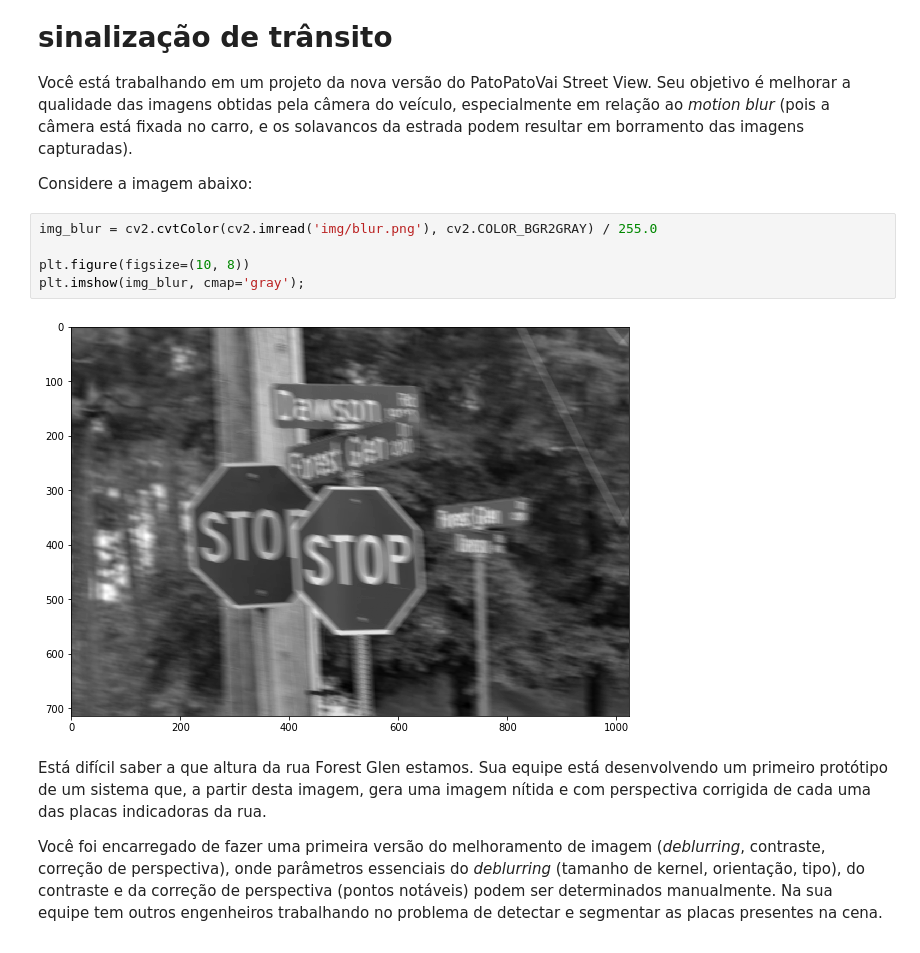
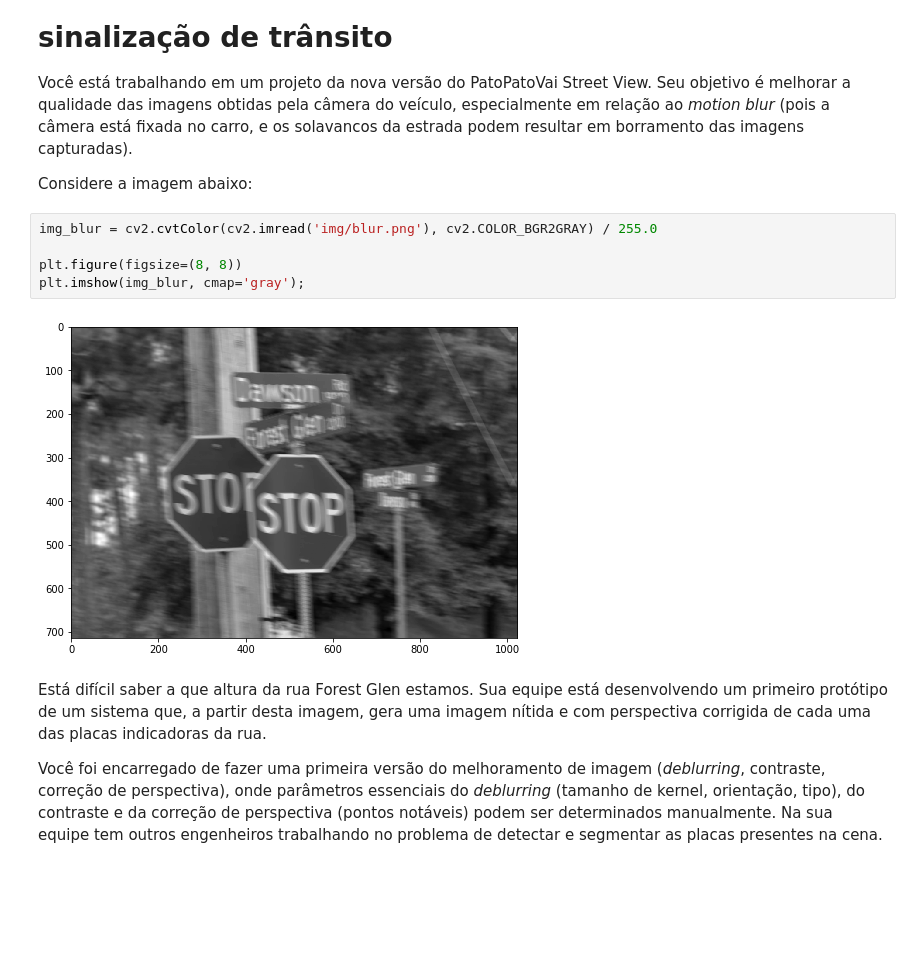
Before and after one commit to Fogelman/motion-blur, a Jupyter notebook: Debluring (motion blur).ipynb, the cells around one changed output. Cells and saved outputs as stored; diff of their text form; blank space fills up the shorter version.

Commit message:
UPDATE - images

```diff
--- a/Debluring (motion blur).ipynb
+++ b/Debluring (motion blur).ipynb
@@ -15,10 +15,10 @@ Considere a imagem abaixo:
 # %%
 img_blur = cv2.cvtColor(cv2.imread('img/blur.png'), cv2.COLOR_BGR2GRAY) / 255.0
 
-plt.figure(figsize=(10, 8))
+plt.figure(figsize=(8, 8))
 plt.imshow(img_blur, cmap='gray');
 # %% [output]
-[figure, old version]
+[figure, new version]
 # %% [markdown]
 Está difícil saber a que altura da rua Forest Glen estamos. Sua equipe está desenvolvendo um primeiro protótipo de um sistema que, a partir desta imagem, gera uma imagem nítida e com perspectiva corrigida de cada uma das placas indicadoras da rua.
 
```
Also changed, not shown: parts of 1 cell of this notebook, 3 other files.
